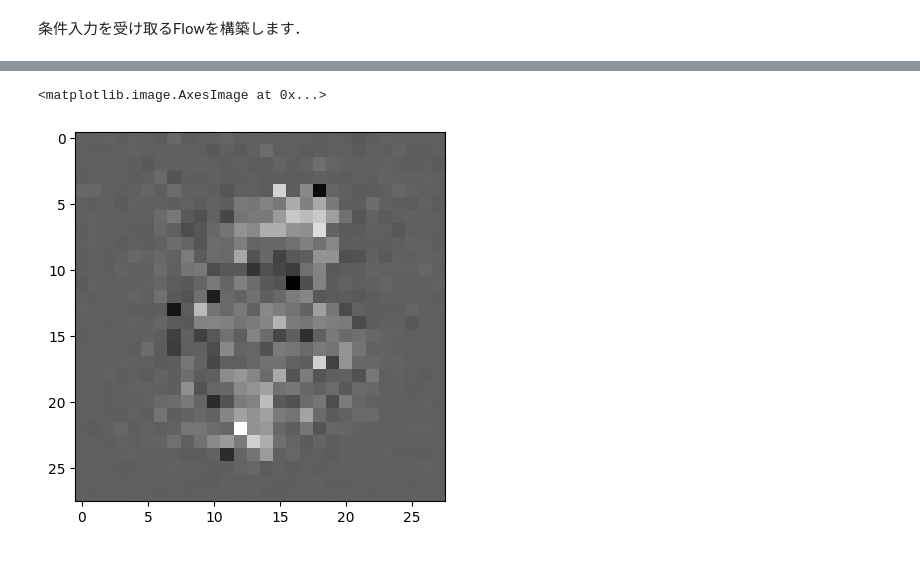
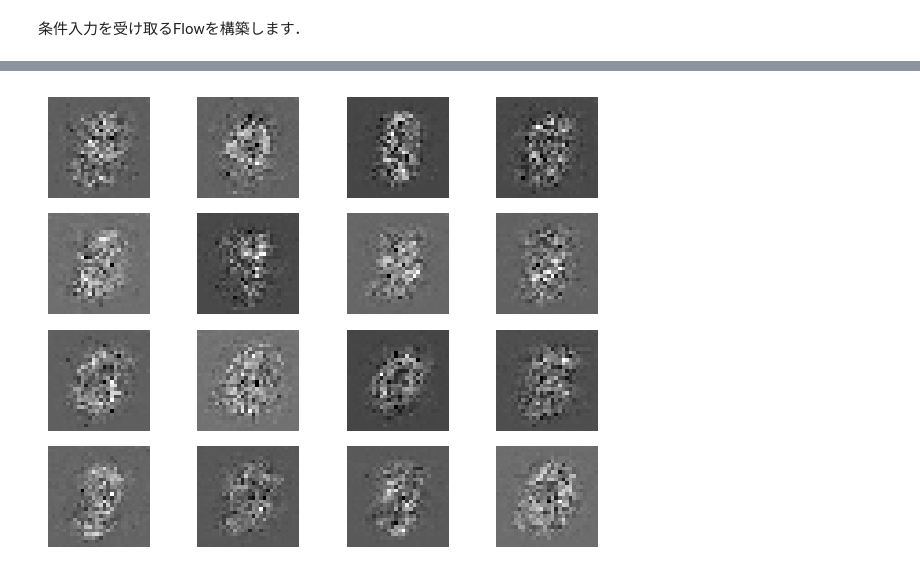
Before and after one commit to TSTB-dev/Flows, a Jupyter notebook: tutorial.ipynb, the cells around one changed output, grey strips where cells are left out. Saved outputs shown, nothing was run; the diff lists cells and outputs as text; code cells hidden in the pictures.

```diff
--- a/tutorial.ipynb
+++ b/tutorial.ipynb
@@ -208,8 +211,8 @@ cond_dims = (10, )
 input_dims = (28*28, )
 cinn = Ff.SequenceINN(*input_dims)
 
-for k in range(12):
-    cinn.append(Fm.AllInOneBlock, cond=0, cond_shape=cond_dims, subnet_constructor=subnet)
+for k in range(20):
+    cinn.append(Fm.AllInOneBlock, cond_shape=cond_dims,subnet_constructor=subnet)
 
 batch = next(iter(dataloader))
 x = batch[0]
@@ -273,15 +318,20 @@ KeyboardInterrupt:
 loc = torch.zeros(size=input_dims)
 cov_mat = torch.eye(n=input_dims[0])
 mvn = torch.distributions.MultivariateNormal(loc, cov_mat)
-z = mvn.sample([1,])
+z = mvn.sample([16,])
 onehot = torch.zeros((1, 10))
 onehot[:, 0] = 1
 
 cinn.to('cpu')
-rev_img, _ = cinn(z, c=[onehot], rev=True)
+rev_img, _ = cinn(z, rev=True)
+rev_img = rev_img.permute([1, 0])
 # %%
-img = torch.reshape(rev_img, shape=[28, 28, 1]).detach().numpy()
-plt.imshow(img, cmap='gray')
+img = torch.reshape(rev_img, shape=[28, 28, 16]).detach().numpy()
+fig, ax = plt.subplots(4, 4)
+for i in range(16):
+    ax[i//4][i%4].imshow(img[..., i], cmap='gray')
+    ax[i//4][i%4].set_axis_off()
+plt.tight_layout()
+plt.show()
 # %% [output]
-<matplotlib.image.AxesImage at 0x...>
-[figure, old version]
+[figure, new version]
```
Also changed, not shown: parts of 9 cells of this notebook.
